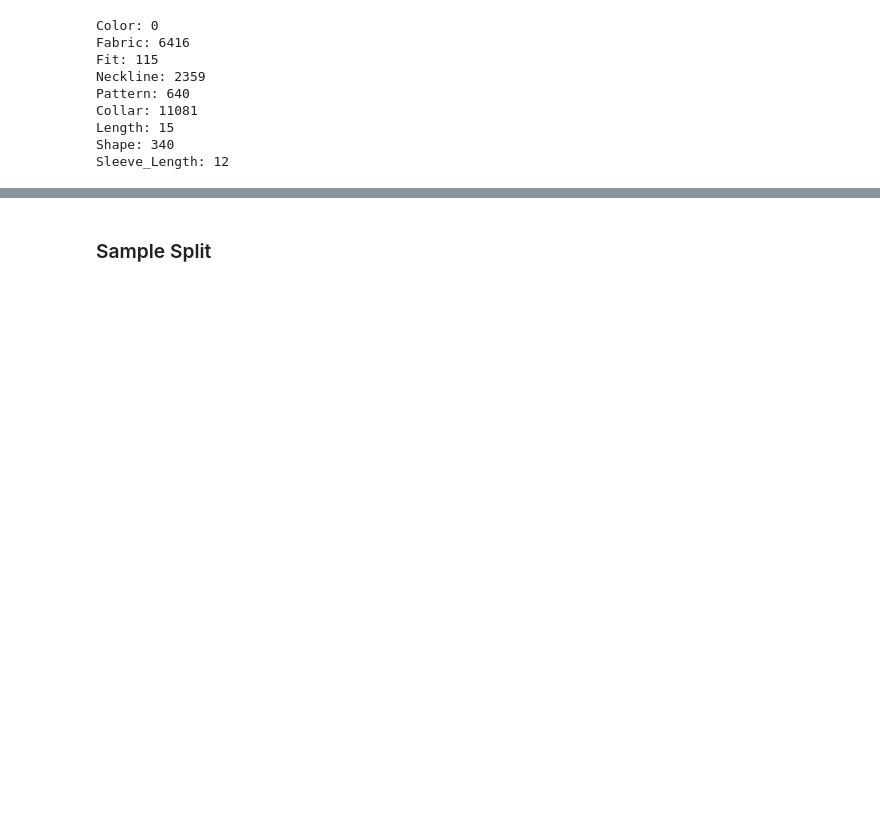
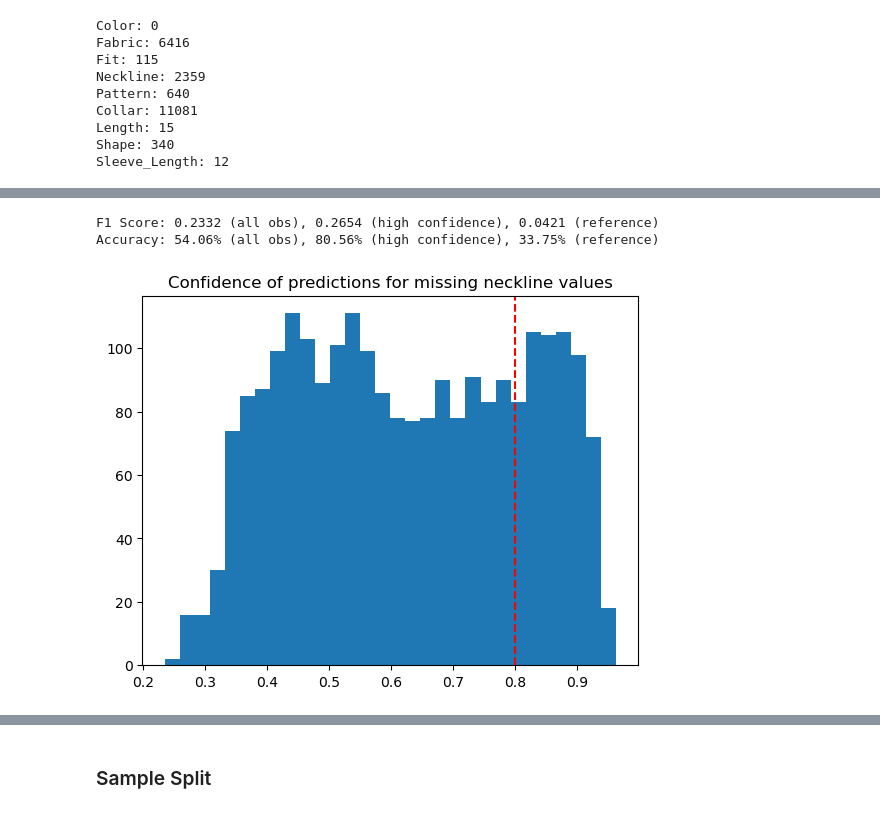
Before and after one commit to MGenschow/Thesis, a Jupyter notebook: 4_Assessor/disentangled_representations/data_preparation.ipynb, the cells around one changed output, grey strips where cells are left out. Cells and saved outputs as stored; diff of their text form; code cells hidden in the pictures; blank space fills up the shorter version.

```diff
--- a/4_Assessor/disentangled_representations/data_preparation.ipynb
+++ b/4_Assessor/disentangled_representations/data_preparation.ipynb
@@ -83,0 +153,9 @@ pprint(dict_out, sort_dicts=False)
+# %%
+attribute_name = 'Neckline'
+missing_mapping = predict_attribute_values(meta, attribute_name)
+attribute_mapping = missing_mapping | meta[meta[attribute_name].isna() == False].set_index('article_id')[attribute_name].to_dict()
+meta[attribute_name] = meta.article_id.map(attribute_mapping)
+# %% [output]
+F1 Score: 0.2332 (all obs), 0.2654 (high confidence), 0.0421 (reference)
+Accuracy: 54.06% (all obs), 80.56% (high confidence), 33.75% (reference)
+[figure, added]
```
Also changed, not shown: parts of 13 cells of this notebook, 1 other file.
